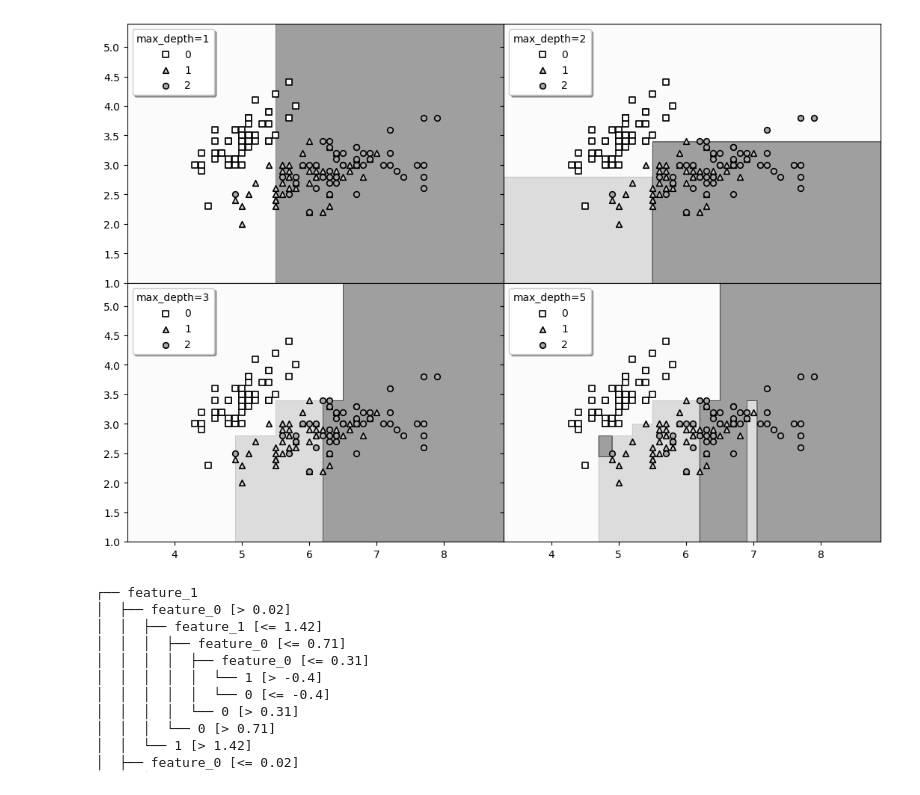
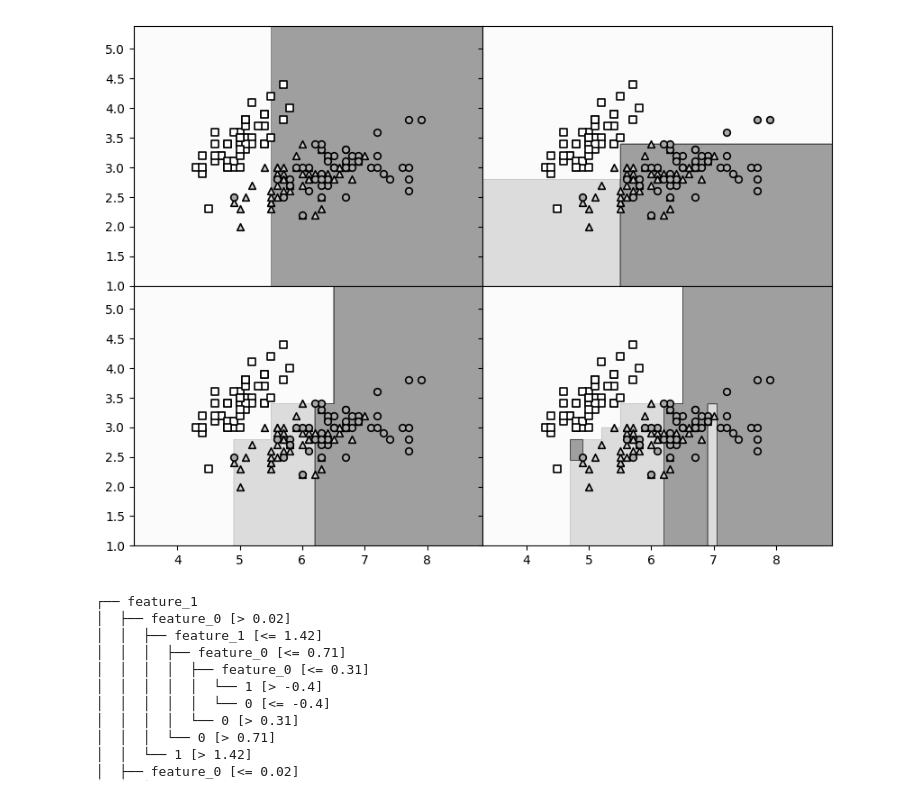
Before and after one commit to ben-my-to/mpitree, a Jupyter notebook: mpitree_test.ipynb, the cells around one changed output. Drawn from its saved outputs; the diff is of its cells as text; code cells hidden in the pictures.

```diff
--- a/mpitree_test.ipynb
+++ b/mpitree_test.ipynb
@@ -11,7 +11,7 @@ from sklearn.datasets import load_iris
 iris = load_iris()
 X, y = iris.data[:, :2], iris.target
 # %%
-clf = DecisionTreeClassifier(max_depth=5).fit(X, y)
+clf = DecisionTreeClassifier(max_depth=2).fit(X, y)
 print(clf)
 # %% [output]
 ┌── feature_0
@@ -37,47 +29,41 @@ from itertools import product
 n_classes = np.unique(y)
 colors = "w", "lightgray", "darkgray"
 markers = "s", "^", "o"
-
-clfs = [DecisionTreeClassifier(max_depth=depth).fit(X, y) for depth in (1, 2, 3, 5)]
-labels = [f"max_depth={depth}" for depth in (1, 2, 3, 5)]
 
 x_min, x_max = X[:, 0].min() - 1, X[:, 0].max() + 1
 y_min, y_max = X[:, 1].min() - 1, X[:, 1].max() + 1
 
 xx, yy = np.meshgrid(np.arange(x_min, x_max, 0.01), np.arange(y_min, y_max, 0.01))
 
 n_rows, n_cols = 2, 2
 fig, axs = plt.subplots(
     n_rows,
     n_cols,
     sharex="col",
     sharey="row",
-    figsize=(13, 9),
+    figsize=(10, 7.5),
     gridspec_kw={"wspace": 0, "hspace": 0},
 )
 
-for idx, clf, title in zip(product(range(n_rows), range(n_cols)), clfs, labels):
+for idx, clf in zip(product(range(n_rows), range(n_cols)), clfs):
     z = clf.predict(np.c_[xx.ravel(), yy.ravel()]).reshape(xx.shape)
 
     axs[idx[0], idx[1]].contourf(xx, yy, z, alpha=0.4, cmap="Greys")
 
     for t, c, marker in zip(n_classes, colors, markers):
         axs[idx[0], idx[1]].scatter(
             X[y == t, 0],
             X[y == t, 1],
             c=c,
             s=30,
             linewidth=1.2,
             marker=marker,
             edgecolors="k",
-            label=t,
         )
 
-    axs[idx[0], idx[1]].legend(title=title, loc="upper left", shadow=True)
-
 plt.show()
 # %% [output]
-[figure, old version]
+[figure, new version]
 # %%
 from sklearn.datasets import make_moons
 
```
Also changed, not shown: parts of 3 cells of this notebook, 2 other files.
